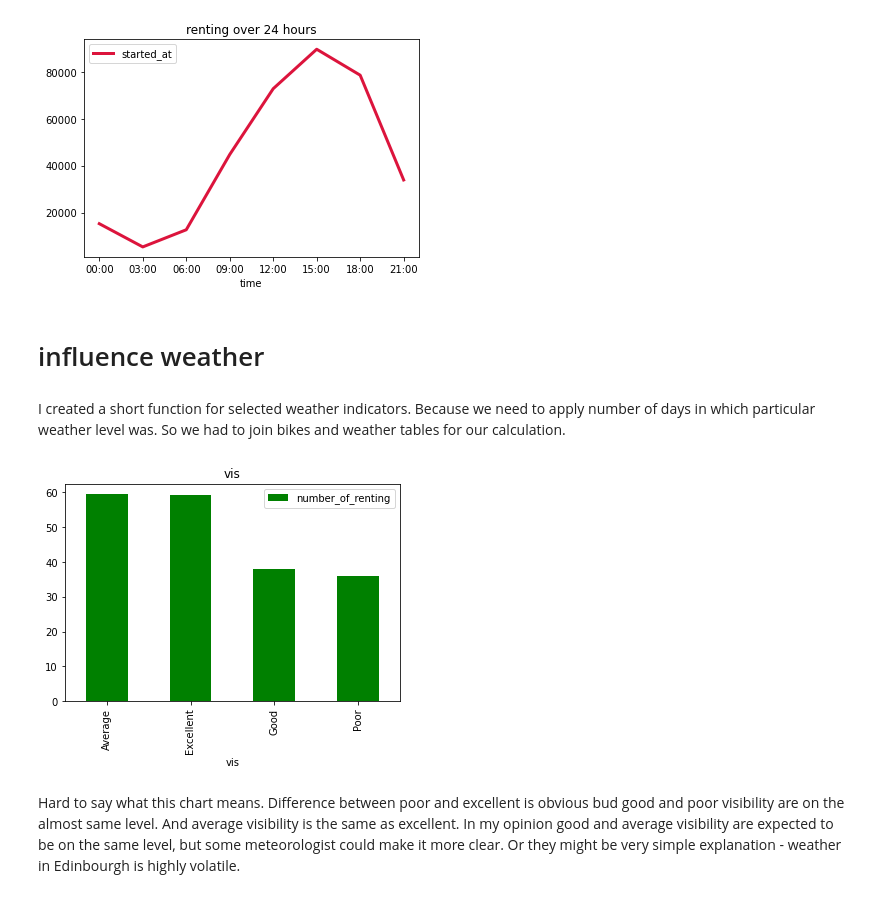
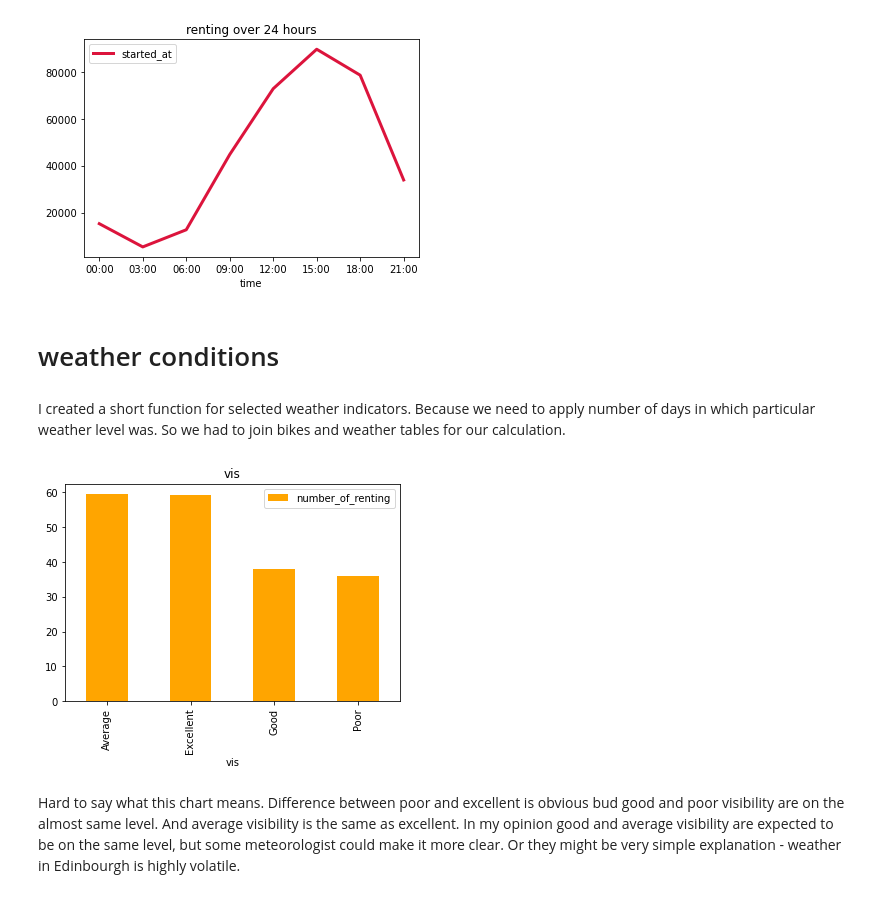
Before and after one commit to carlos108108/Just_Eat_Cycles_project, a Jupyter notebook: Edinburgh.ipynb, the cells around one changed output. Cells and saved outputs as stored; diff of their text form; code cells hidden in the pictures.

```diff
--- a/Edinburgh.ipynb
+++ b/Edinburgh.ipynb
@@ -81,4 +81,6 @@ e_bikes_df = e_bikes_df[original_columns_order]
 e_weather_df['rain'] = list(map(lambda x: round(float(x[:-3])), e_weather_df['rain']))
 e_weather_df['gust'] = list(map(lambda x: float(x[:-5]), e_weather_df['gust']))
 e_weather_df['feels'] = list(map(lambda x: int(x[:-3]), e_weather_df['feels']))
+e_weather_df['cloud'] = list(map(lambda x: int(x[:-1]), e_weather_df['cloud']))
+e_weather_df['weekday'] = list(map(lambda x: 1 if pd.Timestamp(x).dayofweek in (5,6) else 0, e_weather_df['date']))
 # %% [markdown]
@@ -119,7 +121,7 @@ final_df.groupby('time').count()[['started_at']].plot(lw=3, color='crimson', leg
 # %% [output]
 [figure]
 # %% [markdown]
-# influence weather
+# weather conditions
 # %% [markdown]
 I created a short function for selected weather indicators. Because we need to apply number of days in which particular weather level was. So we had to join bikes and weather tables for our calculation.
 # %%
@@ -130,9 +132,9 @@ def weather_chart(figsize:tuple, kind:str, variable:str, color:str):
     df['number_of_renting'] = df['final_df_count'] / df['weather_count']
     return df['number_of_renting'].plot(figsize = figsize, kind=kind, legend=True, title=variable, color=color)
 # %%
-weather_chart((6,4), 'bar', 'vis', 'green');
+weather_chart((6,4), 'bar', 'vis', 'orange');
 # %% [output]
-[figure, old version]
+[figure, new version]
 # %% [markdown]
 Hard to say what this chart means. Difference between poor and excellent is obvious bud good and poor visibility are on the almost same level. And average visibility is the same as excellent. In my opinion good and average visibility are expected to be on the same level, but some meteorologist could make it more clear. Or they might be very simple explanation - weather in Edinbourgh is highly volatile.
 # %%
```
Also changed, not shown: parts of 8 cells of this notebook.
